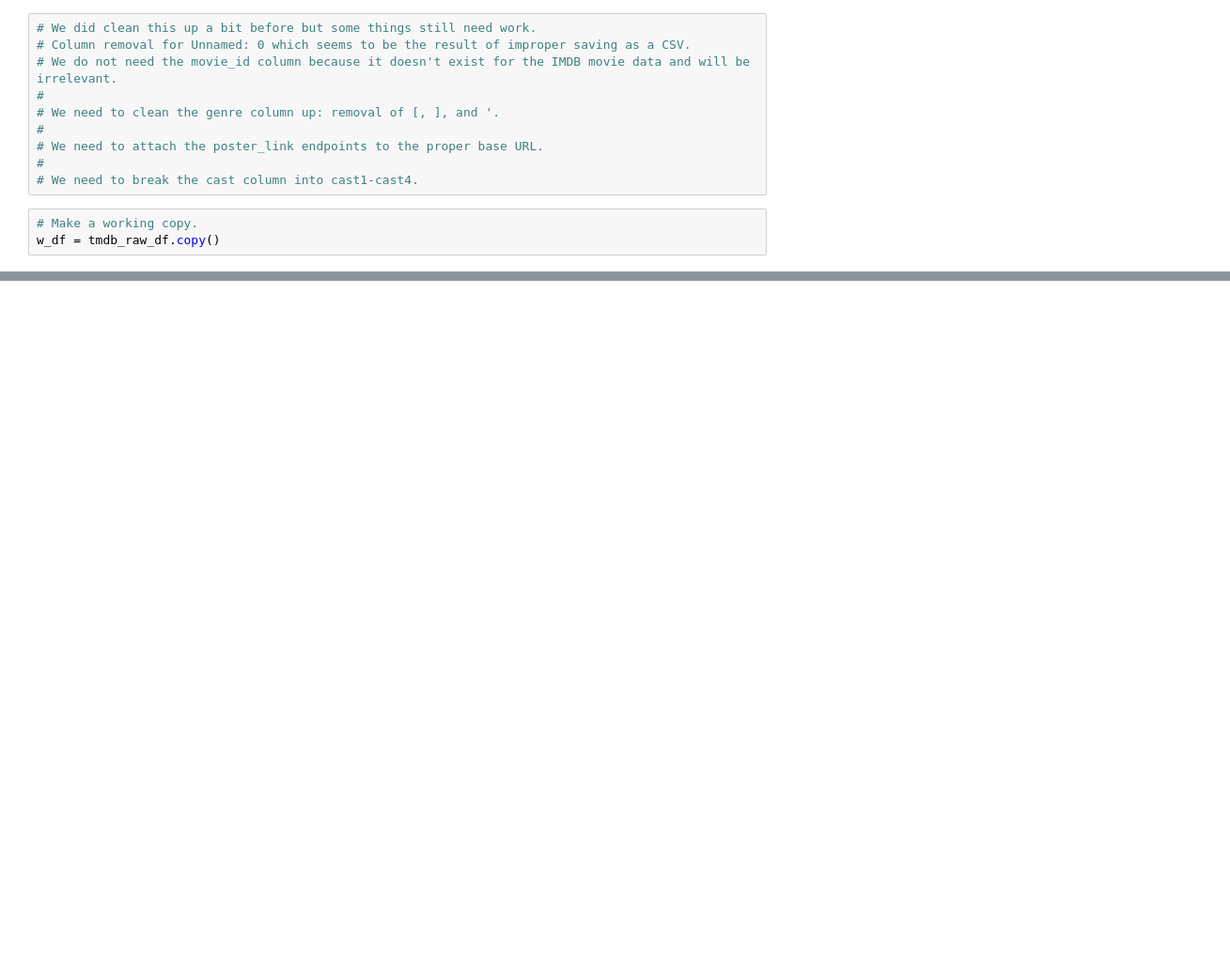
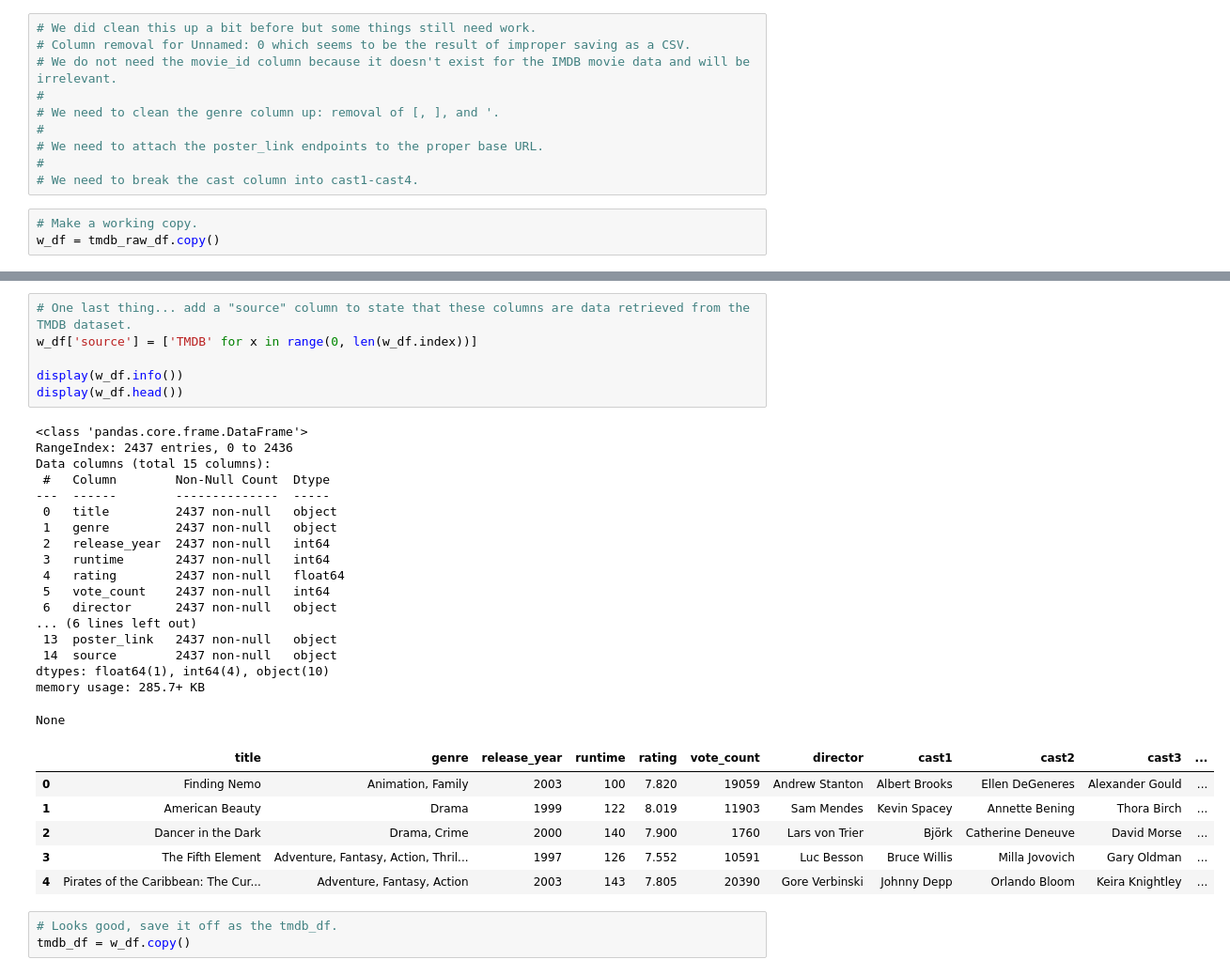
Before and after one commit to BramSunner/project-4-group-18, a Jupyter notebook: data_cleaning/data_cleaning.ipynb, the cells around one changed output, grey strips where cells are left out. Shown: that part at 94% size. Drawn from its saved outputs; the diff is of its cells as text; blank space fills up the shorter version.

```diff
--- a/data_cleaning/data_cleaning.ipynb
+++ b/data_cleaning/data_cleaning.ipynb
@@ -354,0 +532,34 @@ w_df.head()
+# %%
+# One last thing... add a "source" column to state that these columns are data retrieved from the TMDB dataset.
+w_df['source'] = ['TMDB' for x in range(0, len(w_df.index))]
+
+display(w_df.info())
+display(w_df.head())
+# %% [output]
+<class 'pandas.core.frame.DataFrame'>
+RangeIndex: 2437 entries, 0 to 2436
+Data columns (total 15 columns):
+ #   Column        Non-Null Count  Dtype
+---  ------        --------------  -----
+ 0   title         2437 non-null   object
+ 1   genre         2437 non-null   object
+ 2   release_year  2437 non-null   int64
+ 3   runtime       2437 non-null   int64
+ 4   rating        2437 non-null   float64
+ 5   vote_count    2437 non-null   int64
+ 6   director      2437 non-null   object
+... (6 lines left out)
+ 13  poster_link   2437 non-null   object
+ 14  source        2437 non-null   object
+dtypes: float64(1), int64(4), object(10)
+memory usage: 285.7+ KB
+None
+|  | title | genre | release_year | runtime | rating | vote_count | director | cast1 | cast2 | cast3 | ... |
+| 0 | Finding Nemo | Animation, Family | 2003 | 100 | 7.820 | 19059 | Andrew Stanton | Albert Brooks | Ellen DeGeneres | Alexander Gould | ... |
+| 1 | American Beauty | Drama | 1999 | 122 | 8.019 | 11903 | Sam Mendes | Kevin Spacey | Annette Bening | Thora Birch | ... |
+| 2 | Dancer in the Dark | Drama, Crime | 2000 | 140 | 7.900 | 1760 | Lars von Trier | Björk | Catherine Deneuve | David Morse | ... |
+| 3 | The Fifth Element | Adventure, Fantasy, Action, Thril... | 1997 | 126 | 7.552 | 10591 | Luc Besson | Bruce Willis | Milla Jovovich | Gary Oldman | ... |
+| 4 | Pirates of the Caribbean: The Cur... | Adventure, Fantasy, Action | 2003 | 143 | 7.805 | 20390 | Gore Verbinski | Johnny Depp | Orlando Bloom | Keira Knightley | ... |
+# %%
+# Looks good, save it off as the tmdb_df.
+tmdb_df = w_df.copy()
```
Also changed, not shown: parts of 12 cells of this notebook, 1 other file.
